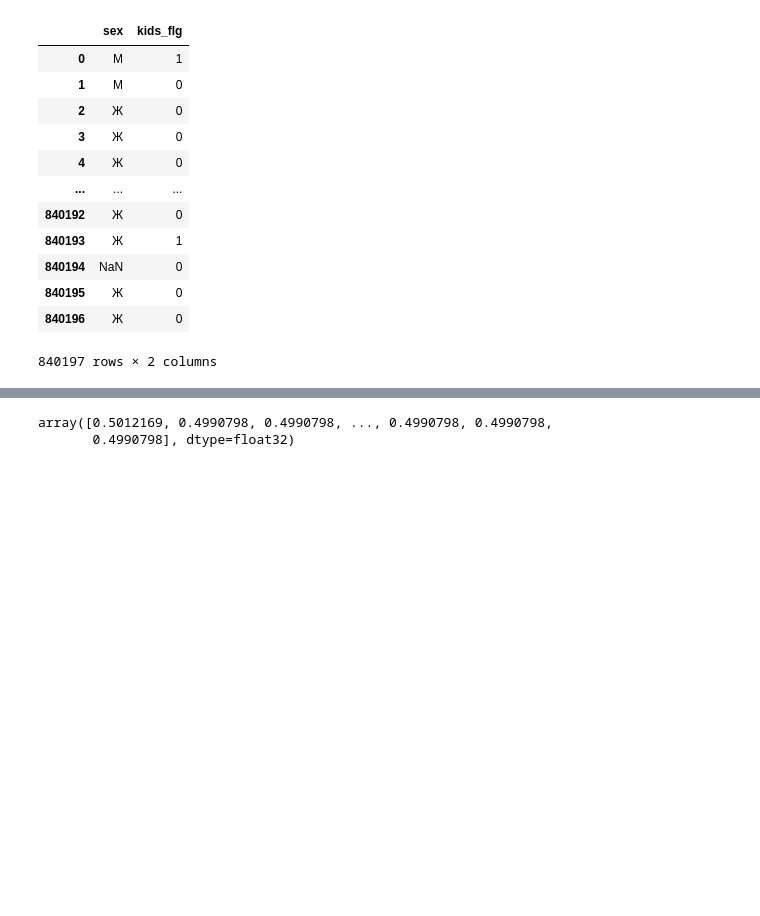
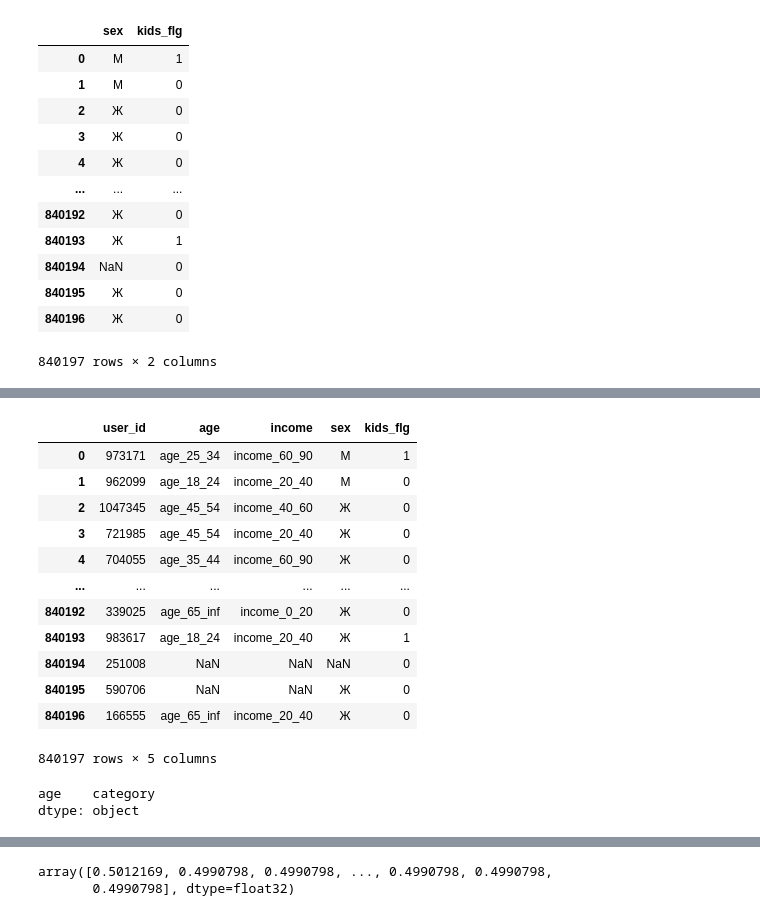
Before and after one commit to d-emelyanov/recsys-course, a Jupyter notebook: notebooks/Untitled.ipynb, the cells around one changed output, grey strips where cells are left out. Drawn from its saved outputs; the diff is of its cells as text; code cells hidden in the pictures; blank space fills up the shorter version.

```diff
--- a/notebooks/Untitled.ipynb
+++ b/notebooks/Untitled.ipynb
@@ -145,2 +177,18 @@ array([0, 1, 1, ..., 1, 1, 0])
+# %%
+users
+# %% [output]
+|  | user_id | age | income | sex | kids_flg |
+| 0 | 973171 | age_25_34 | income_60_90 | М | 1 |
+| 1 | 962099 | age_18_24 | income_20_40 | М | 0 |
+| 2 | 1047345 | age_45_54 | income_40_60 | Ж | 0 |
+| 3 | 721985 | age_45_54 | income_20_40 | Ж | 0 |
+| 4 | 704055 | age_35_44 | income_60_90 | Ж | 0 |
+| ... | ... | ... | ... | ... | ... |
+| 840192 | 339025 | age_65_inf | income_0_20 | Ж | 0 |
+| 840193 | 983617 | age_18_24 | income_20_40 | Ж | 1 |
+| 840194 | 251008 | NaN | NaN | NaN | 0 |
+| 840195 | 590706 | NaN | NaN | Ж | 0 |
+| 840196 | 166555 | age_65_inf | income_20_40 | Ж | 0 |
+840197 rows × 5 columns
 # %%
 from xgboost import XGBClassifier
@@ -147,2 +197,7 @@ from xgboost import XGBClassifier
+# %%
+users[['age']]
+# %% [output]
+age    category
+dtype: object
 # %%
 m = XGBClassifier()
```
Also changed, not shown: parts of 13 cells of this notebook, 28 other files.
